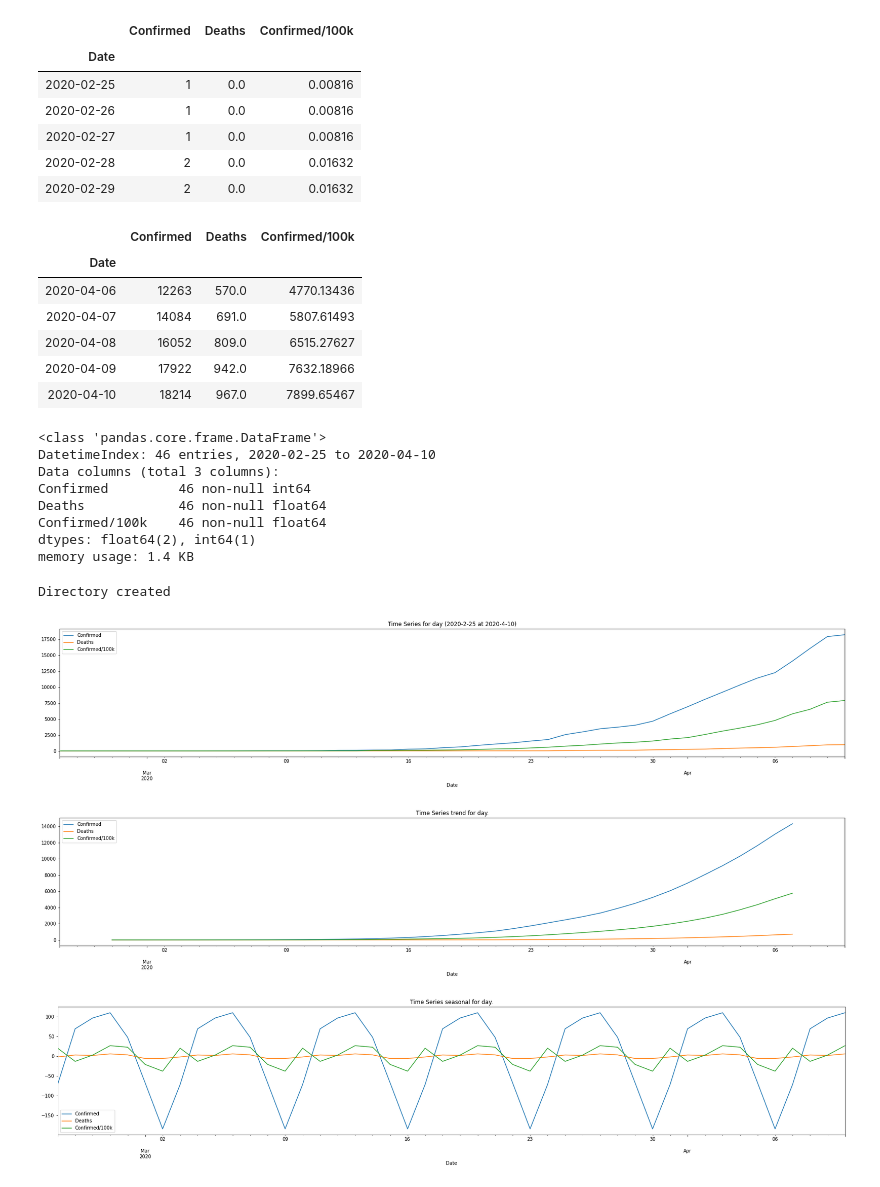
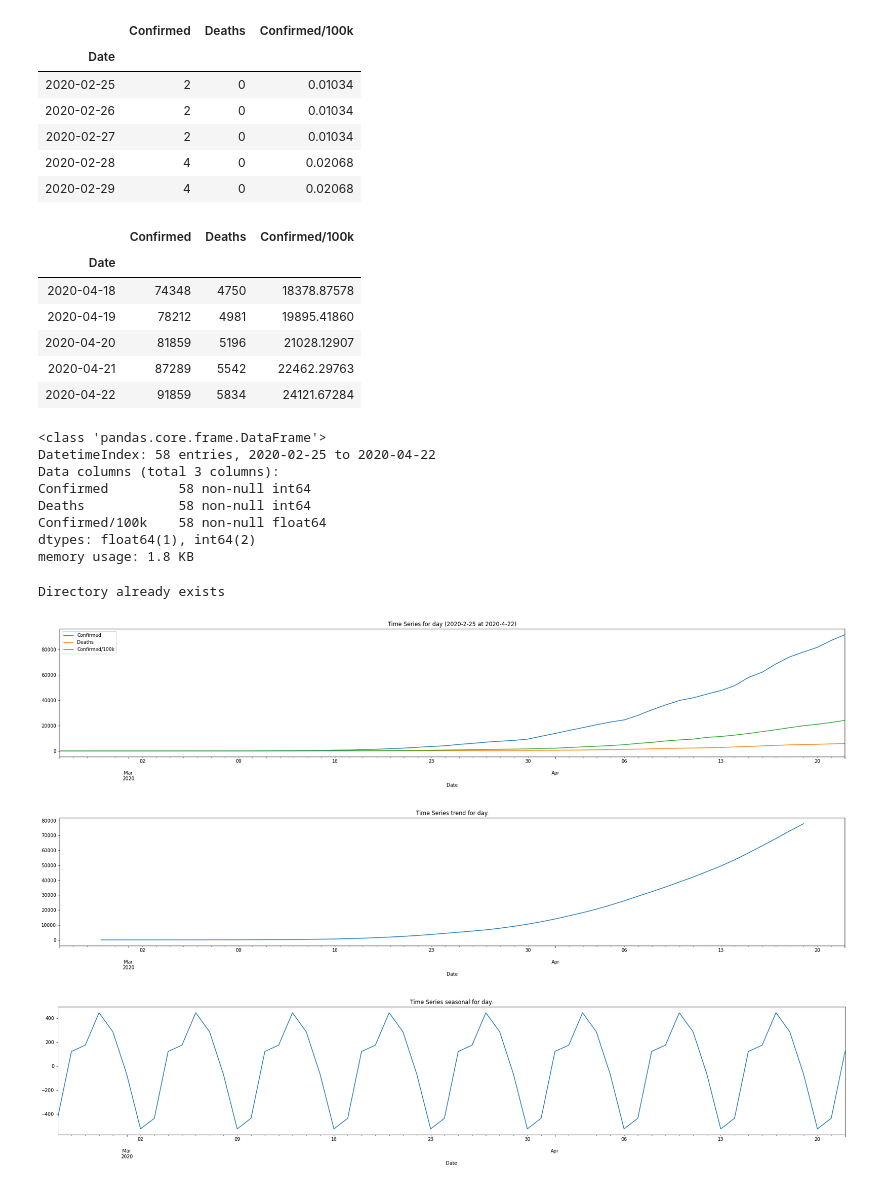
Before and after one commit to gfsilveira/covid, a Jupyter notebook: 02-Covid19-MunicipiosBR_TS.ipynb, the cells around one changed output. Drawn from its saved outputs; the diff is of its cells as text; code cells hidden in the pictures.

```diff
--- a/02-Covid19-MunicipiosBR_TS.ipynb
+++ b/02-Covid19-MunicipiosBR_TS.ipynb
@@ -39,5 +43,5 @@ printLis(directory)
 # %%
-date = 1
+date = 2
 df_cov =  pd.read_csv('..\\'+directory[date])
 df_cov.tail()
 # %% [output]
@@ -105,36 +109,36 @@ df.head()
 # %% [output]
 |  | Confirmed | Deaths | Confirmed/100k |
 | Date |  |  |  |
-| 2020-02-25 | 1 | 0.0 | 0.00816 |
-| 2020-02-26 | 1 | 0.0 | 0.00816 |
-| 2020-02-27 | 1 | 0.0 | 0.00816 |
-| 2020-02-28 | 2 | 0.0 | 0.01632 |
-| 2020-02-29 | 2 | 0.0 | 0.01632 |
+| 2020-02-25 | 2 | 0 | 0.01034 |
+| 2020-02-26 | 2 | 0 | 0.01034 |
+| 2020-02-27 | 2 | 0 | 0.01034 |
+| 2020-02-28 | 4 | 0 | 0.02068 |
+| 2020-02-29 | 4 | 0 | 0.02068 |
 # %%
 df.tail()
 # %% [output]
 |  | Confirmed | Deaths | Confirmed/100k |
 | Date |  |  |  |
-| 2020-04-06 | 12263 | 570.0 | 4770.13436 |
-| 2020-04-07 | 14084 | 691.0 | 5807.61493 |
-| 2020-04-08 | 16052 | 809.0 | 6515.27627 |
-| 2020-04-09 | 17922 | 942.0 | 7632.18966 |
-| 2020-04-10 | 18214 | 967.0 | 7899.65467 |
+| 2020-04-18 | 74348 | 4750 | 18378.87578 |
+| 2020-04-19 | 78212 | 4981 | 19895.41860 |
+| 2020-04-20 | 81859 | 5196 | 21028.12907 |
+| 2020-04-21 | 87289 | 5542 | 22462.29763 |
+| 2020-04-22 | 91859 | 5834 | 24121.67284 |
 # %%
 df.info()
 # %% [output]
 <class 'pandas.core.frame.DataFrame'>
-DatetimeIndex: 46 entries, 2020-02-25 to 2020-04-10
+DatetimeIndex: 58 entries, 2020-02-25 to 2020-04-22
 Data columns (total 3 columns):
-Confirmed         46 non-null int64
-Deaths            46 non-null float64
-Confirmed/100k    46 non-null float64
-dtypes: float64(2), int64(1)
-memory usage: 1.4 KB
+Confirmed         58 non-null int64
+Deaths            58 non-null int64
+Confirmed/100k    58 non-null float64
+dtypes: float64(1), int64(2)
+memory usage: 1.8 KB
 # %%
 g = 1
 campo = 'Confirmed'
-print_campo = 's'
+print_campo = 'n'
 figsize=(30, 5)
 first = '2020-' + str(df.tail(1).index.month[0] - 1) + '-' + str(df.tail(1).index.day[0])
 last = '2020-' + str(df.tail(1).index.month[0] + 1) + '-' + str(df.tail(1).index.day[0])
@@ -146,7 +150,7 @@ try:
 except FileExistsError:
     print('Directory already exists')
 # %% [output]
-Directory created
+Directory already exists
 # %%
 df.plot(figsize=figsize)
 plt.title('Time Series for day ('+str(start)+' at '+str(end)+')')
@@ -154,16 +158,16 @@ if print_campo == 's':
     g += 1
     plt.savefig('ts\\0'+str(g)+'-'+campo+'_'+data+'.png', dpi=150)
 # %% [output]
-[figure, old version]
+[figure, new version]
 # %%
-dec = seasonal_decompose(df)
+dec = seasonal_decompose(df[campo])
 dec.trend.plot(figsize=figsize)
 plt.title('Time Series trend for day.')
 if print_campo == 's':
     g += 1
     plt.savefig('ts\\0'+str(g)+'-'+campo+'_'+data+'.png', dpi=150)
 # %% [output]
-[figure, old version]
+[figure, new version]
 # %%
 dec.seasonal.plot(figsize=figsize)
 plt.title('Time Series seasonal for day.')
@@ -171,7 +175,7 @@ if print_campo == 's':
     g += 1
     plt.savefig('ts\\0'+str(g)+'-'+campo+'_'+data+'.png', dpi=150)
 # %% [output]
-[figure, old version]
+[figure, new version]
 # %%
 dec.resid.plot(figsize=figsize)
 plt.title('Time Series resid for day.')
```
Also changed, not shown: parts of 17 cells of this notebook.
